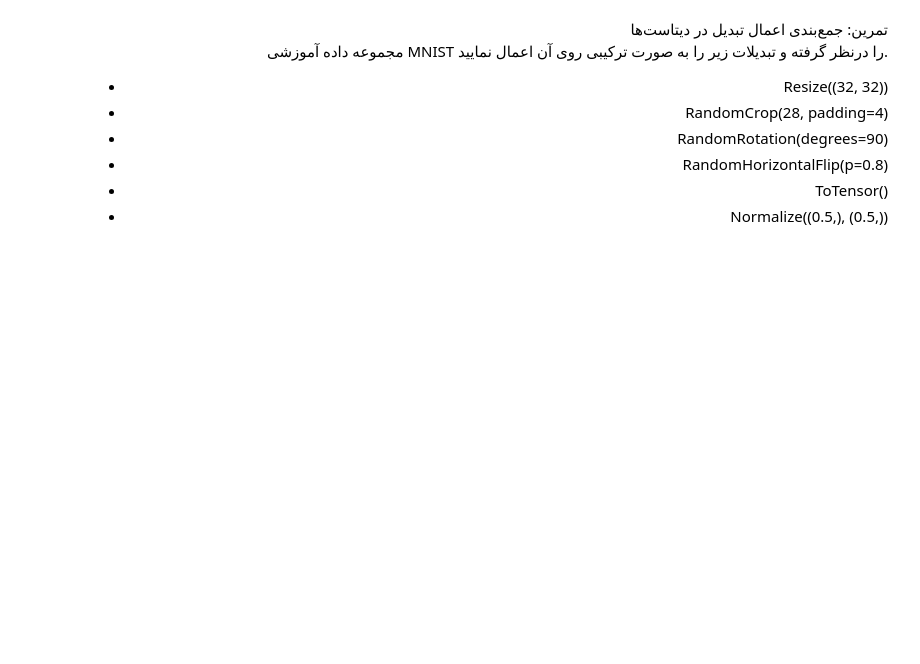
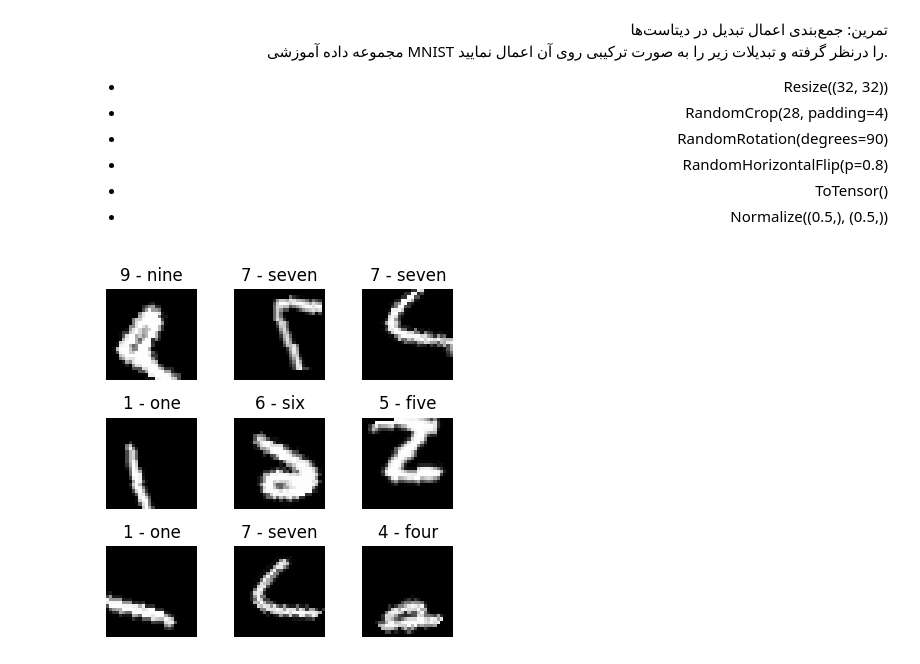
Before and after one commit to ErfanMasoudiBA/GenAI-Vision-Bootcamp, a Jupyter notebook: 00_workshop/05_7_Mordad/notebooks/torch_02_transforms.ipynb, the cells around one changed output. Saved outputs shown, nothing was run; the diff lists cells and outputs as text; code cells hidden in the pictures; blank space fills up the shorter version.

```diff
--- a/00_workshop/05_7_Mordad/notebooks/torch_02_transforms.ipynb
+++ b/00_workshop/05_7_Mordad/notebooks/torch_02_transforms.ipynb
@@ -250,3 +290,26 @@ tensor(0.)
 - ToTensor()
 - Normalize((0.5,), (0.5,))
 </div>
+# %%
+from torchvision import datasets
+import torchvision.transforms as transforms
+
+transform = transforms.Compose([
+    Resize((32, 32)),
+    RandomCrop(28, padding=4),
+    RandomRotation(degrees=90),
+    RandomHorizontalFlip(p=0.8),
+    ToTensor(),
+    Normalize((0.5,), (0.5,))
+])
+
+training_data = datasets.MNIST(
+    root="../data",
+    train=True,
+    download=True,
+    transform=transform
+)
+
+show_random_samples(training_data, tensor=True)
+# %% [output]
+[figure, added]
```
Also changed, not shown: parts of 11 cells of this notebook, 1 other file.
